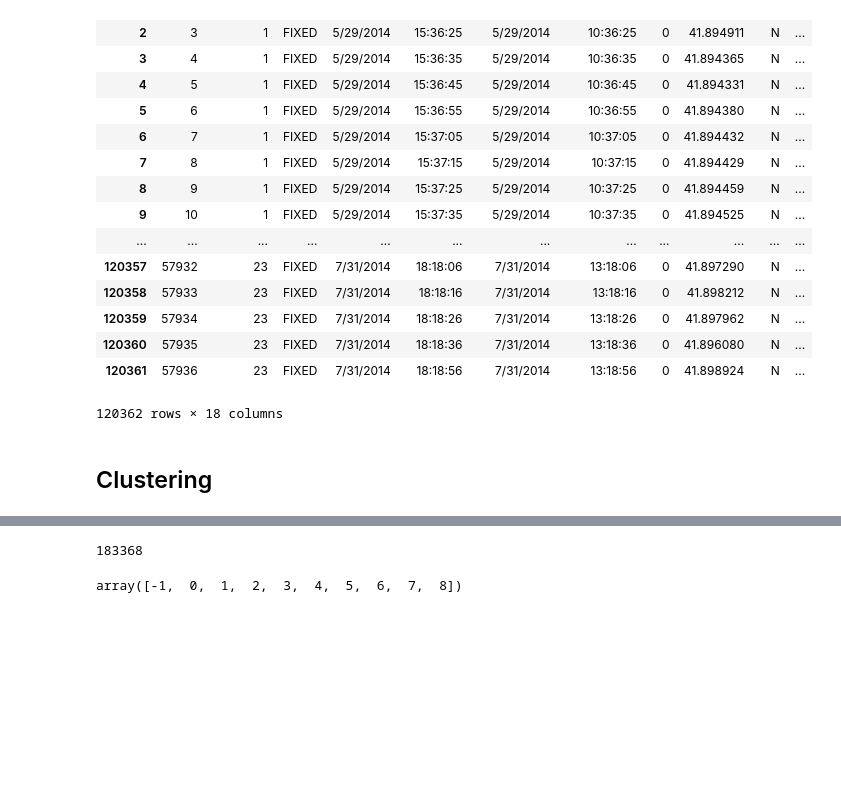
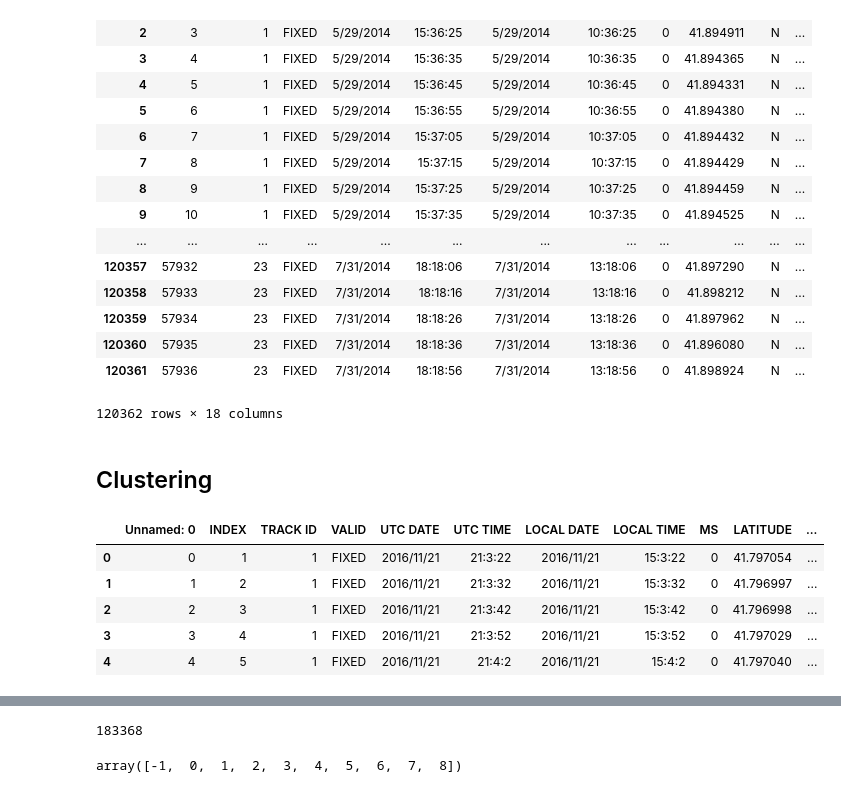
Before and after one commit to Luke3D/CbrAnalysis, a Jupyter notebook: GPS_test.ipynb, the cells around one changed output, grey strips where cells are left out. Drawn from its saved outputs; the diff is of its cells as text; code cells hidden in the pictures; blank space fills up the shorter version.

```diff
--- a/GPS_test.ipynb
+++ b/GPS_test.ipynb
@@ -536,6 +541,15 @@ Lon = Data.LONGITUDE
 Data.loc[Data['E/W']=="W","LONGITUDE"] = Data.loc[Data['E/W']=="W","LONGITUDE"]*-1
 
 dArray = Data[["LATITUDE","LONGITUDE"]].values
+# %%
+Data.head()
+# %% [output]
+|  | Unnamed: 0 | INDEX | TRACK ID | VALID | UTC DATE | UTC TIME | LOCAL DATE | LOCAL TIME | MS | LATITUDE | ... |
+| 0 | 0 | 1 | 1 | FIXED | 2016/11/21 | 21:3:22 | 2016/11/21 | 15:3:22 | 0 | 41.797054 | ... |
+| 1 | 1 | 2 | 1 | FIXED | 2016/11/21 | 21:3:32 | 2016/11/21 | 15:3:32 | 0 | 41.796997 | ... |
+| 2 | 2 | 3 | 1 | FIXED | 2016/11/21 | 21:3:42 | 2016/11/21 | 15:3:42 | 0 | 41.796998 | ... |
+| 3 | 3 | 4 | 1 | FIXED | 2016/11/21 | 21:3:52 | 2016/11/21 | 15:3:52 | 0 | 41.797029 | ... |
+| 4 | 4 | 5 | 1 | FIXED | 2016/11/21 | 21:4:2 | 2016/11/21 | 15:4:2 | 0 | 41.797040 | ... |
 # %%
 dbscan = DBSCAN(metric='haversine', eps=50/6371000, min_samples=int(360*len(dArray)/200000), algorithm='ball_tree')
 t0 = time.clock()
```
Also changed, not shown: parts of 3 cells of this notebook.
